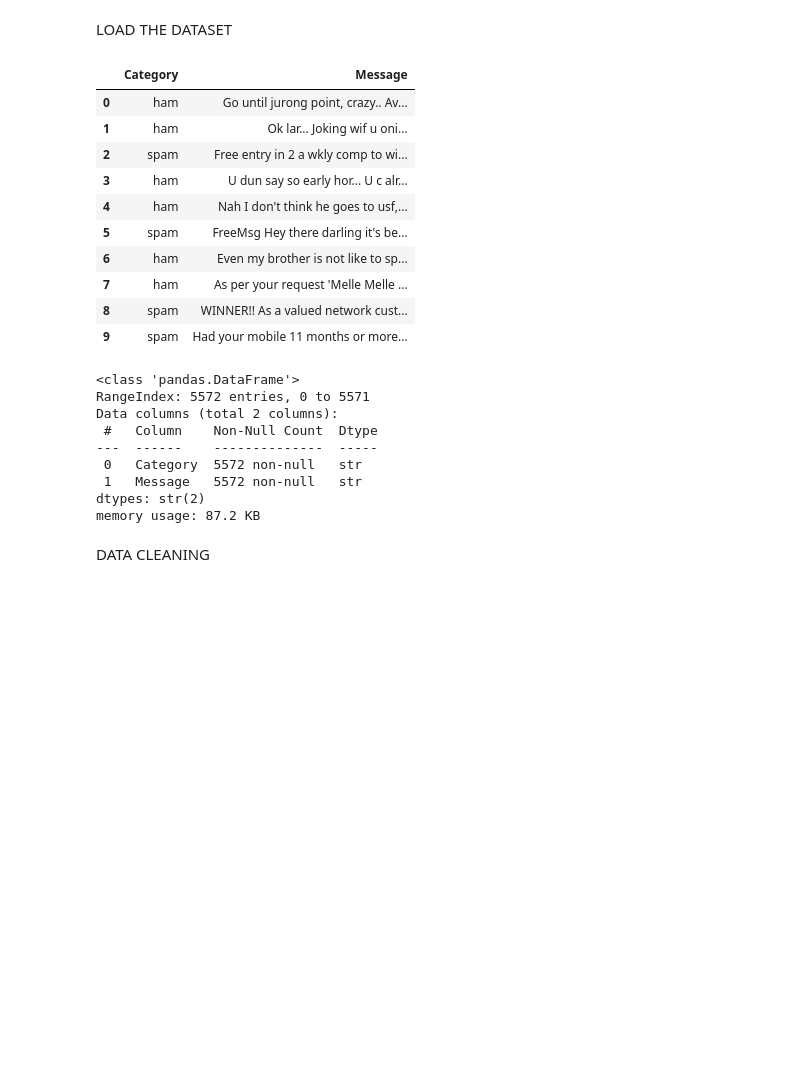
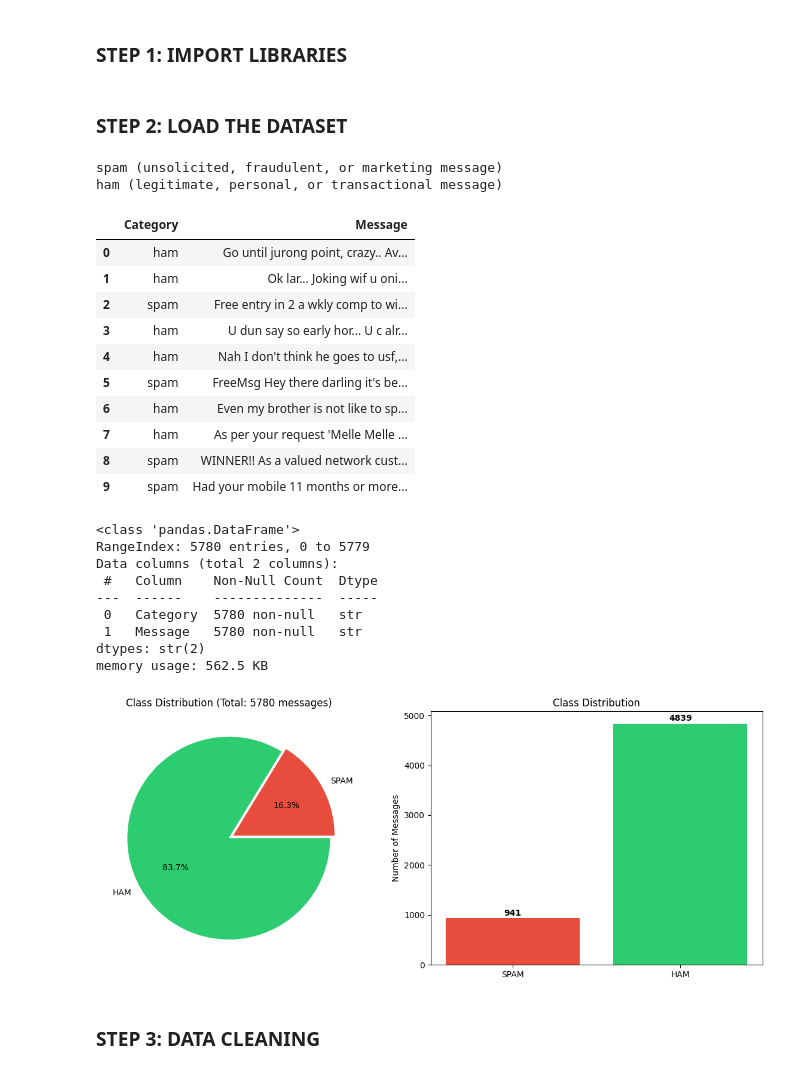
Before and after one commit to nnoli90/spam-detector-app, a Jupyter notebook: spam_detection_system.ipynb, the cells around one changed output. Saved outputs shown, nothing was run; the diff lists cells and outputs as text; code cells hidden in the pictures; blank space fills up the shorter version.

```diff
--- a/spam_detection_system.ipynb
+++ b/spam_detection_system.ipynb
@@ -1,3 +9,5 @@
+# %% [markdown]
+<H3>STEP 1: IMPORT LIBRARIES</H3>
 # %%
 #import Libraries
 import pandas as pd
@@ -18,12 +30,20 @@ import seaborn as sns
 # %% [markdown]
-LOAD THE DATASET
+<H3>STEP 2: LOAD THE DATASET</H3>
 # %%
 # Load the dataset
-df = pd.read_csv("spam_dataset.csv", encoding='latin-1')
+df = pd.read_csv("spam_dataset_enhanced.csv", encoding='latin-1')
+
+
+#display the meain of the two type of possible message category
+print("spam (unsolicited, fraudulent, or marketing message)")
+print("ham (legitimate, personal, or transactional message)")
+
 
 # display first 10 row in dataset
 df.head(10)
 # %% [output]
+spam (unsolicited, fraudulent, or marketing message)
+ham (legitimate, personal, or transactional message)
 |  | Category | Message |
 | 0 | ham | Go until jurong point, crazy.. Av... |
 | 1 | ham | Ok lar... Joking wif u oni... |
@@ -38,18 +58,46 @@ df.head(10)
 # %%
 # Basic information about dataset
 df.info()
+
+# Spam vs Ham Distribution
+# Count labels
+label_counts = df['Category'].value_counts()
+spam_count = label_counts.get('spam', label_counts.get(1, 0))
+ham_count = label_counts.get('ham', label_counts.get(0, 0))
+
+# Pie Chart
+plt.figure(figsize=(12, 5))
+
+plt.subplot(1, 2, 1)
+plt.pie([spam_count, ham_count], labels=['SPAM', 'HAM'], autopct='%1.1f%%',
+        colors=['#e74c3c', '#2ecc71'], explode=(0.05, 0))
+plt.title(f'Class Distribution (Total: {len(df)} messages)')
+
+# Bar Chart
+plt.subplot(1, 2, 2)
+plt.bar(['SPAM', 'HAM'], [spam_count, ham_count], color=['#e74c3c', '#2ecc71'])
+plt.ylabel('Number of Messages')
+plt.title('Class Distribution')
+
+# Add value labels
+plt.text(0, spam_count + 50, str(spam_count), ha='center', fontweight='bold')
+plt.text(1, ham_count + 50, str(ham_count), ha='center', fontweight='bold')
+
+plt.tight_layout()
+plt.show()
 # %% [output]
 <class 'pandas.DataFrame'>
-RangeIndex: 5572 entries, 0 to 5571
+RangeIndex: 5780 entries, 0 to 5779
 Data columns (total 2 columns):
  #   Column    Non-Null Count  Dtype
 ---  ------    --------------  -----
- 0   Category  5572 non-null   str
- 1   Message   5572 non-null   str
+ 0   Category  5780 non-null   str
+ 1   Message   5780 non-null   str
 dtypes: str(2)
-memory usage: 87.2 KB
+memory usage: 562.5 KB
+[figure, added]
 # %% [markdown]
-DATA CLEANING
+<h3>STEP 3: DATA CLEANING</h3>
 # %%
 # update dataset column names for easier debuging
 df.columns = ['label', 'message']
```
Also changed, not shown: parts of 31 cells of this notebook, 2 other files.
